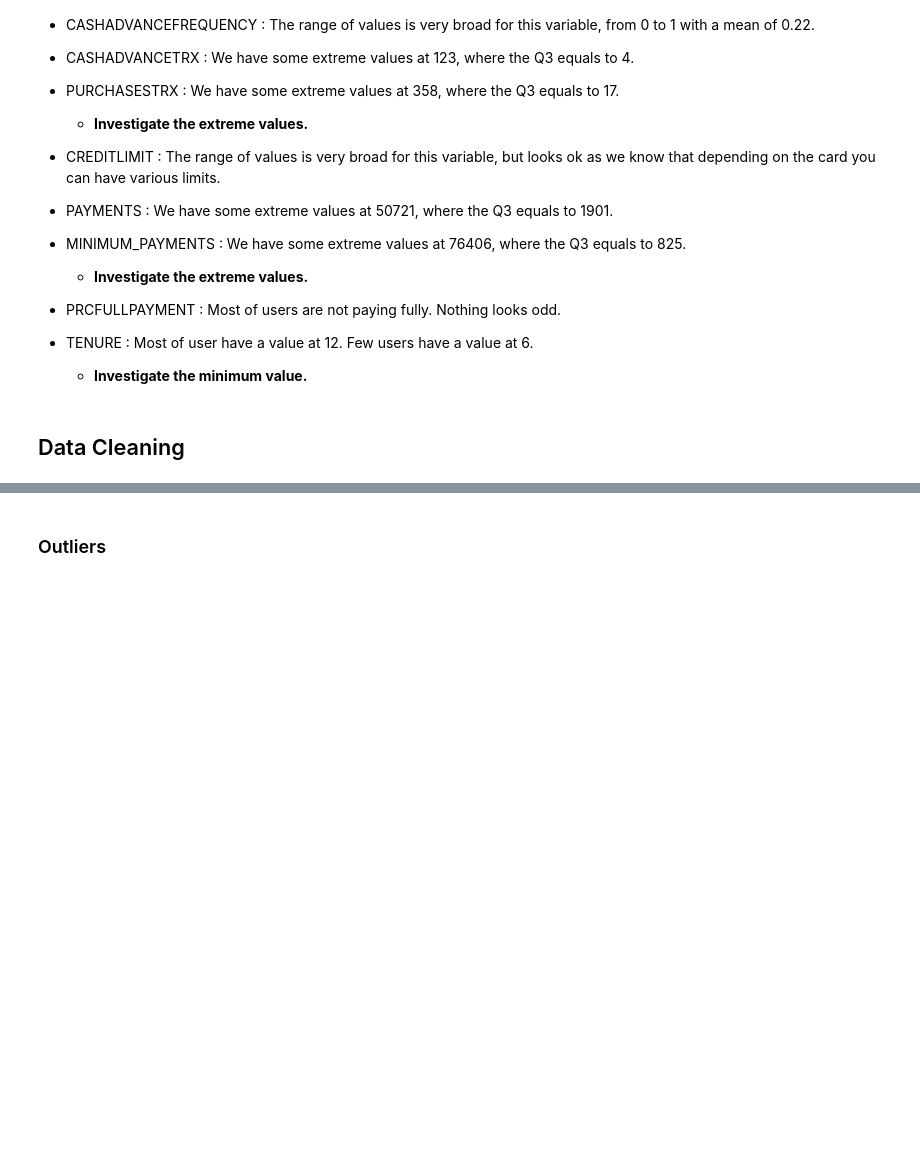
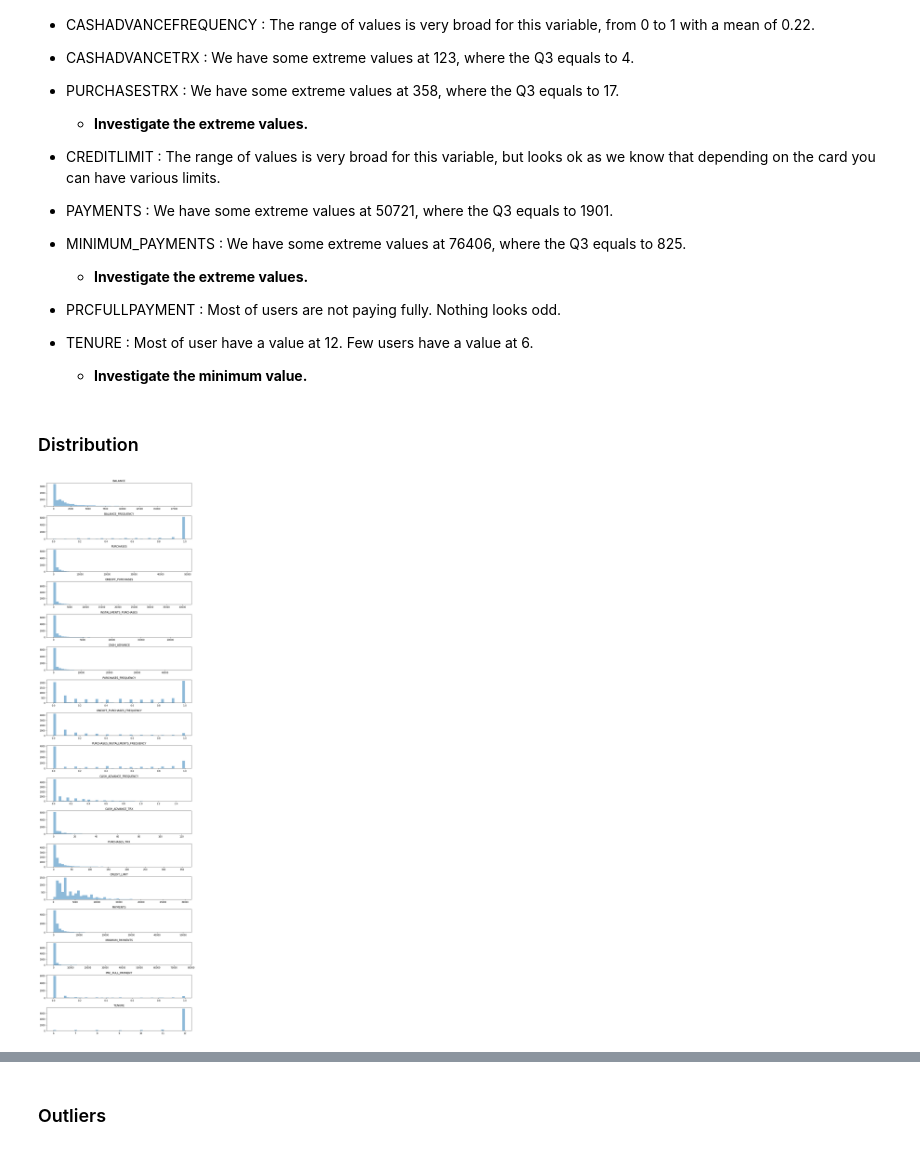
Before and after one commit to AurelieGIRAUD/Customer_Segmentation_Project8, a Jupyter notebook: 1_EDA.ipynb, the cells around one changed output, grey strips where cells are left out. Cells and saved outputs as stored; diff of their text form; code cells hidden in the pictures; blank space fills up the shorter version.

```diff
--- a/1_EDA.ipynb
+++ b/1_EDA.ipynb
@@ -133,5 +137,19 @@ Observations:
 
 - TENURE : Most of user have a value at 12. Few users have a value at 6.
     - <b> Investigate the minimum value. </b>
-# %% [markdown]
-## Data Cleaning
+# %% [markdown]
+### Distribution
+# %%
+# Basic Dataset
+tmp = df.iloc[:,1:] # we remove the ID column for the distribution plot
+n = len(df.columns)-1
+
+# Check the Distribution for each columns
+plt.figure(figsize=(10,35))
+for i in range(n):
+    plt.subplot(17,1,i+1)
+    plt.hist(tmp[tmp.columns[i]],bins=50, alpha=0.5)
+    plt.title(tmp.columns[i])
+plt.tight_layout()
+# %% [output]
+[figure, added]
```
Also changed, not shown: parts of 66 cells of this notebook.
